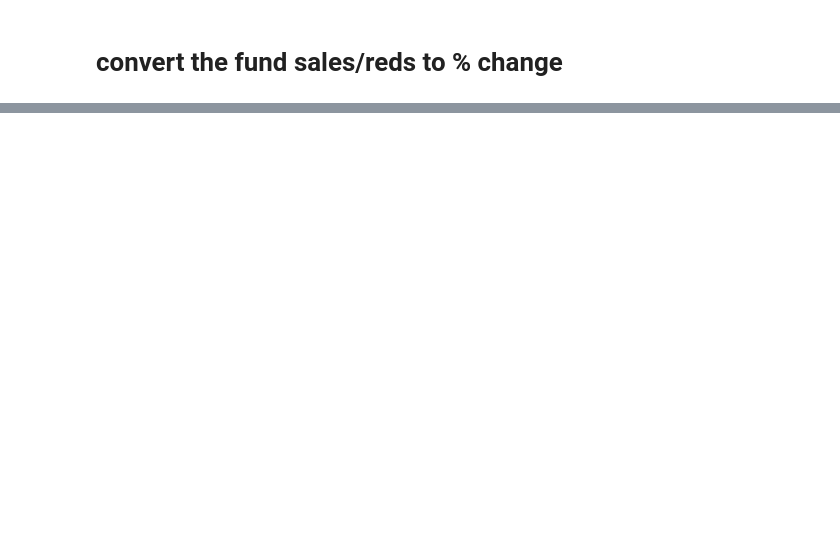
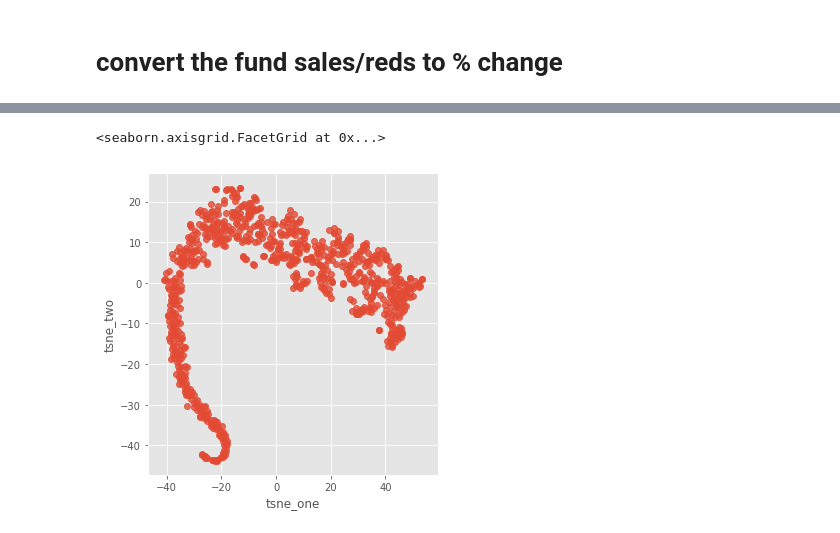
Before and after one commit to frechfrechfrech/Mutual-Fund-Market-Clusters, a Jupyter notebook: Initial Data Exploration.ipynb, the cells around one changed output, grey strips where cells are left out. Cells and saved outputs as stored; diff of their text form; code cells hidden in the pictures; blank space fills up the shorter version.

```diff
--- a/Initial Data Exploration.ipynb
+++ b/Initial Data Exploration.ipynb
@@ -285,0 +227,5 @@ sns.lmplot(x='tsne_one', y ='tsne_two', data = df_tsne_pct, hue = 'Morningstar C
+# %%
+df_bd = df_cusip_bd.groupby(['FDS Broker Name', 'FDS Broker ID']).sum()
+df_bd = df_bd.reset_index()
+df_bd = df_bd[df_bd.iloc[:,-4:].sum(axis=1)>=1000000]
+df_bd.head()
@@ -285,0 +239,10 @@ sns.lmplot(x='tsne_one', y ='tsne_two', data = df_tsne_pct, hue = 'Morningstar C
+# %%
+tsne_bd = TSNE(n_components = 2)
+df_tsne_bd = df_bd.copy()
+#use only the numeric columns
+numerical_df = df_bd.select_dtypes(include=[np.number])
+tsne_result_bd = tsne_bd.fit_transform(numerical_df.values)
+# %%
+df_tsne_bd['tsne_one'] = tsne_result_bd[:,0]
+df_tsne_bd['tsne_two'] = tsne_result_bd[:,1]
+df_tsne_bd.head()
@@ -285,0 +256,5 @@ sns.lmplot(x='tsne_one', y ='tsne_two', data = df_tsne_pct, hue = 'Morningstar C
+# %%
+sns.lmplot(x='tsne_one', y ='tsne_two', data = df_tsne_bd, fit_reg=False, legend=False)
+# %% [output]
+<seaborn.axisgrid.FacetGrid at 0x...>
+[figure, added]
```
Also changed, not shown: parts of 19 cells of this notebook.
